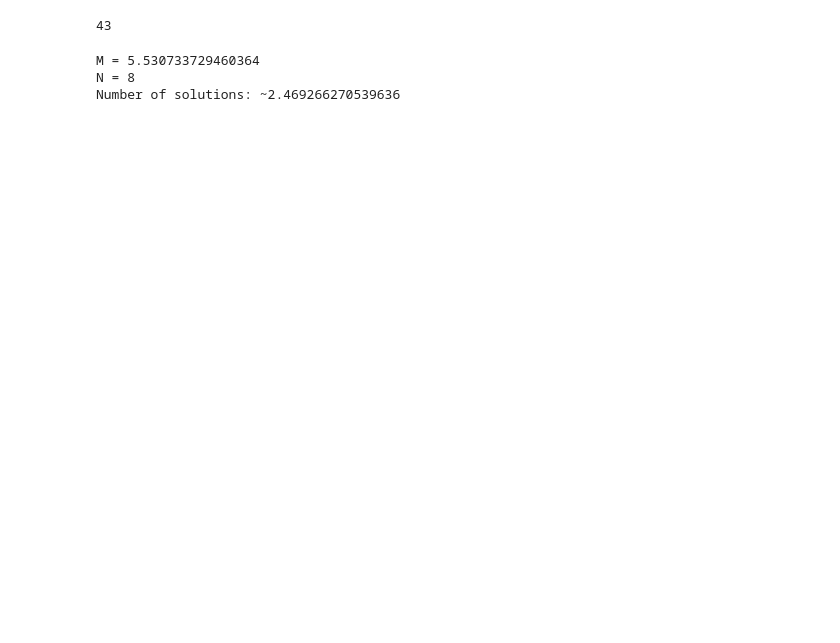
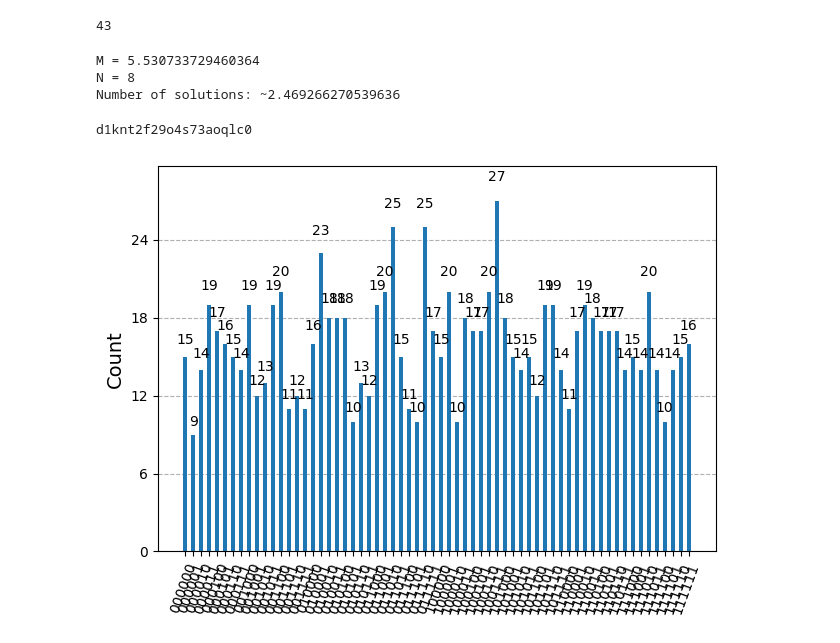
Before and after one commit to Flirm/quantum-circuits-implementation, a Jupyter notebook: implementations/grover_algorithm/notebooks/grover.ipynb, the cells around one changed output. Drawn from its saved outputs; the diff is of its cells as text; code cells hidden in the pictures; blank space fills up the shorter version.

```diff
--- a/implementations/grover_algorithm/notebooks/grover.ipynb
+++ b/implementations/grover_algorithm/notebooks/grover.ipynb
@@ -199,3 +199,25 @@ print(f"Number of solutions: ~{N-m}")
 M = 5.530733729460364
 N = 8
 Number of solutions: ~2.469266270539636
+# %%
+from qiskit_ibm_runtime import QiskitRuntimeService, SamplerV2
+from qiskit.transpiler.preset_passmanagers import generate_preset_pass_manager
+
+service = QiskitRuntimeService(channel="ibm_cloud", token="")
+backend = service.backend(name="ibm_brisbane")
+pass_man = generate_preset_pass_manager(optimization_level=1, backend=backend)
+
+sampler = SamplerV2(backend)
+qc_bris = transpile(qc, backend=backend)
+job = sampler.run([qc_bris], shots=1<<10)
+jobId = job.job_id()
+print(jobId)
+# %% [output]
+d1knt2f29o4s73aoqlc0
+# %%
+job = service.job(jobId)
+job_result = job.result()
+# %%
+plot_histogram(job_result[0].data.result.get_counts())
+# %% [output]
+[figure, added]
```
Also changed, not shown: parts of 3 cells of this notebook.
